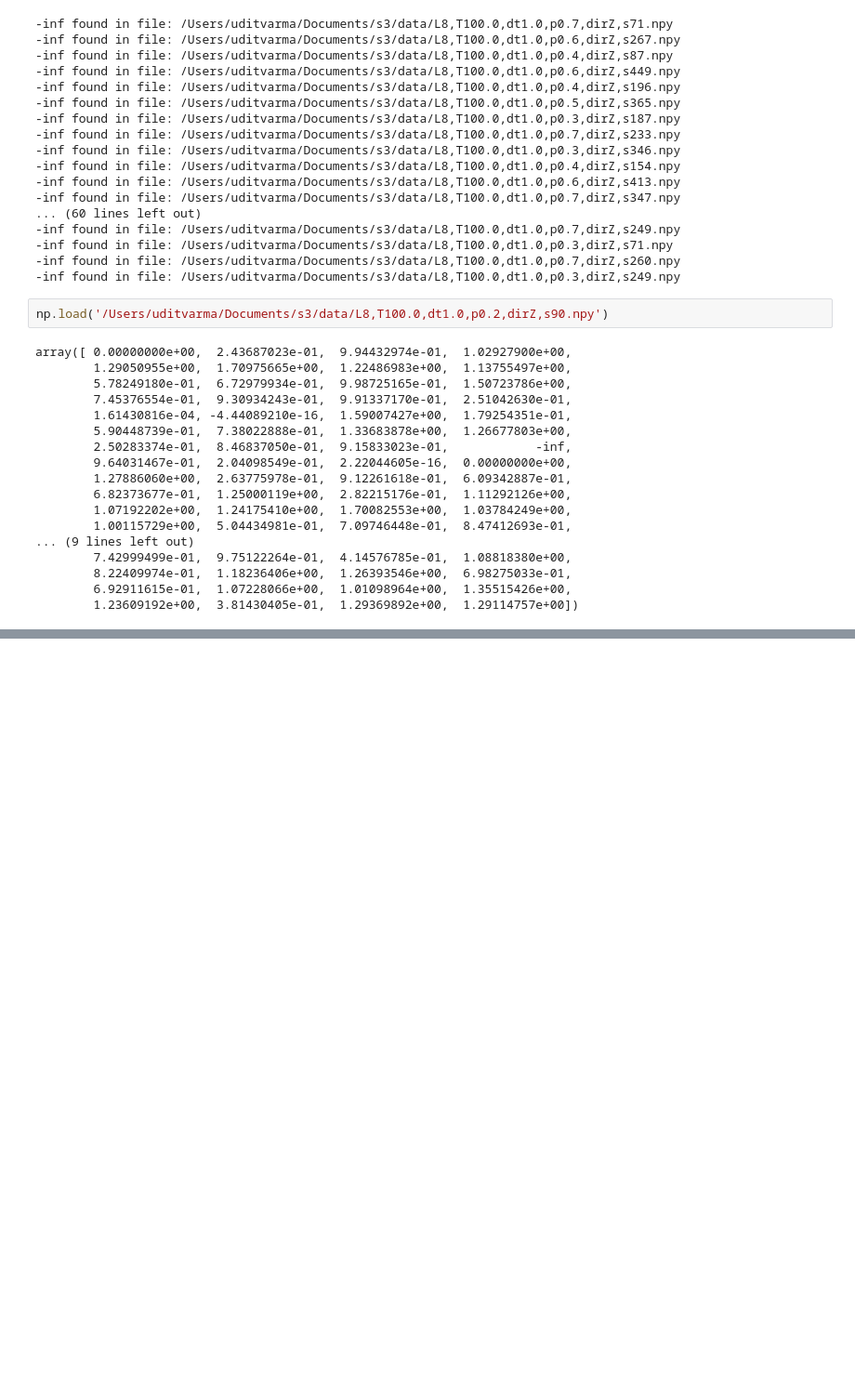
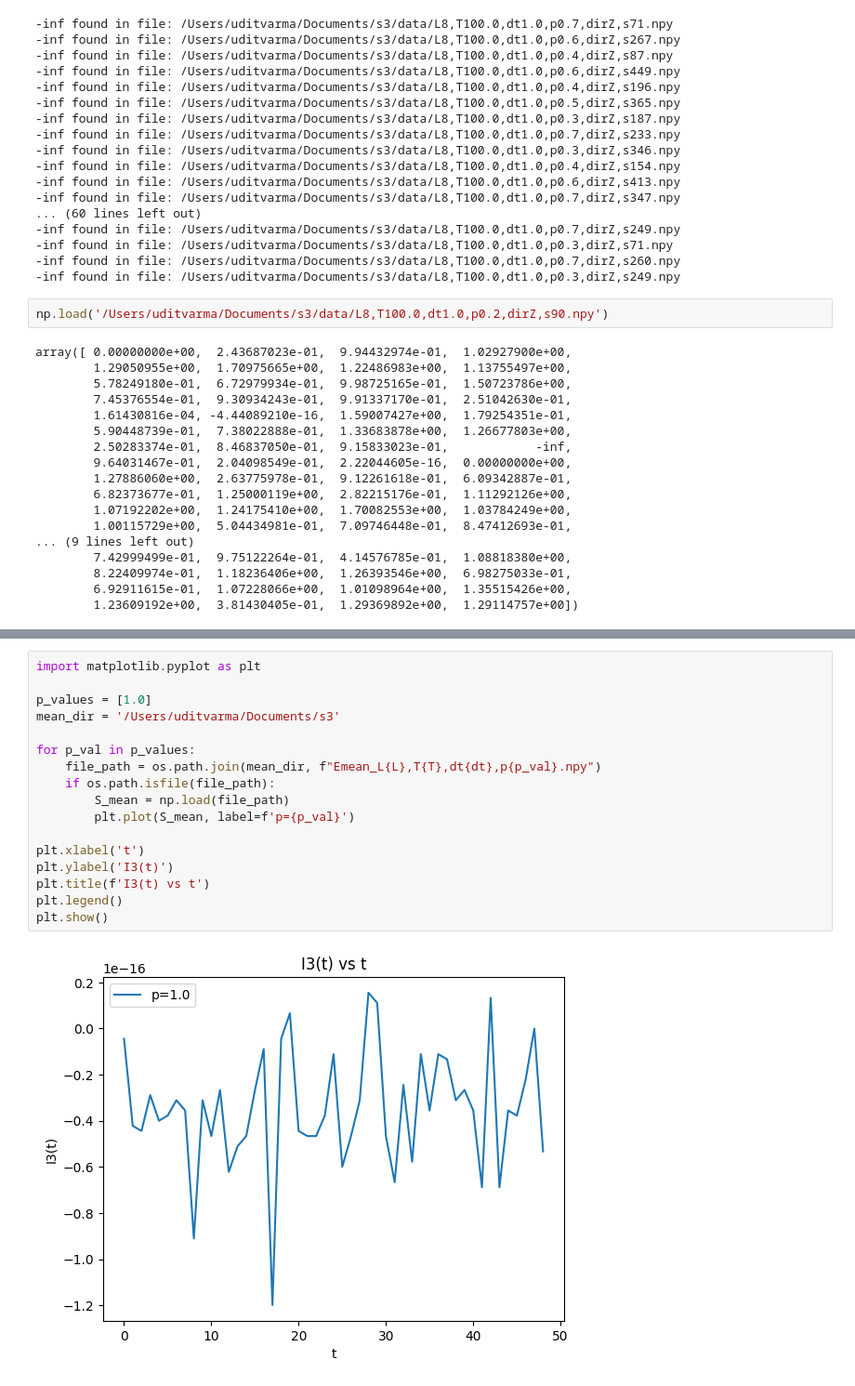
Before and after one commit to uditvarma/s3, a Jupyter notebook: helper_py.ipynb, the cells around one changed output, grey strips where cells are left out. Shown: that part at 93% size. Drawn from its saved outputs; the diff is of its cells as text; blank space fills up the shorter version.

```diff
--- a/helper_py.ipynb
+++ b/helper_py.ipynb
@@ -129,0 +167,19 @@ array([ 0.00000000e+00,  2.43687023e-01,  9.94432974e-01,  1.02927900e+00,
+# %%
+import matplotlib.pyplot as plt
+
+p_values = [1.0]
+mean_dir = '/Users/uditvarma/Documents/s3'
+
+for p_val in p_values:
+    file_path = os.path.join(mean_dir, f"Emean_L{L},T{T},dt{dt},p{p_val}.npy")
+    if os.path.isfile(file_path):
+        S_mean = np.load(file_path)
+        plt.plot(S_mean, label=f'p={p_val}')
+
+plt.xlabel('t')
+plt.ylabel('I3(t)')
+plt.title(f'I3(t) vs t')
+plt.legend()
+plt.show()
+# %% [output]
+[figure, added]
```
Also changed, not shown: parts of 4 cells of this notebook, 3 other files.
